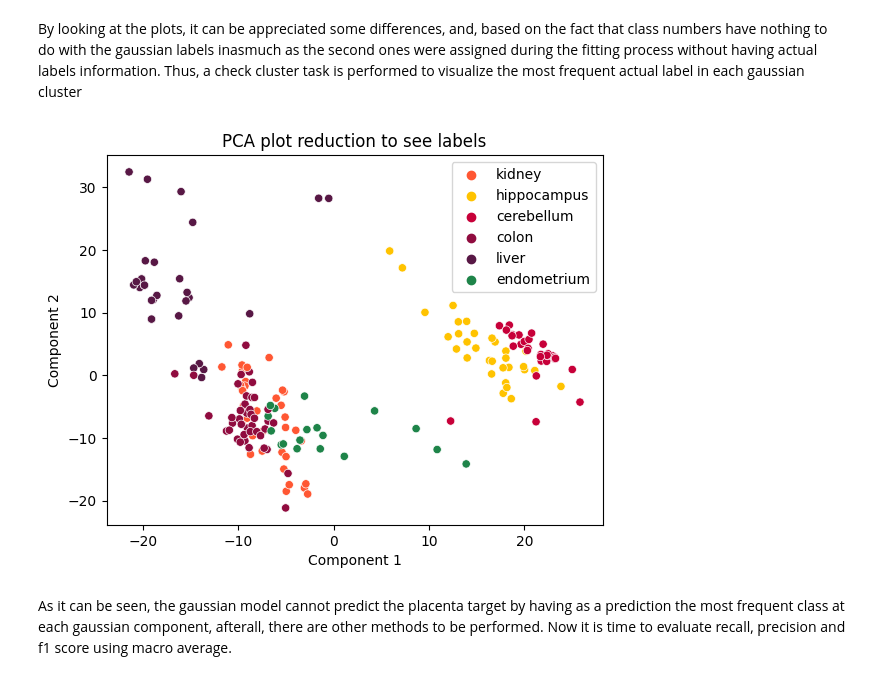
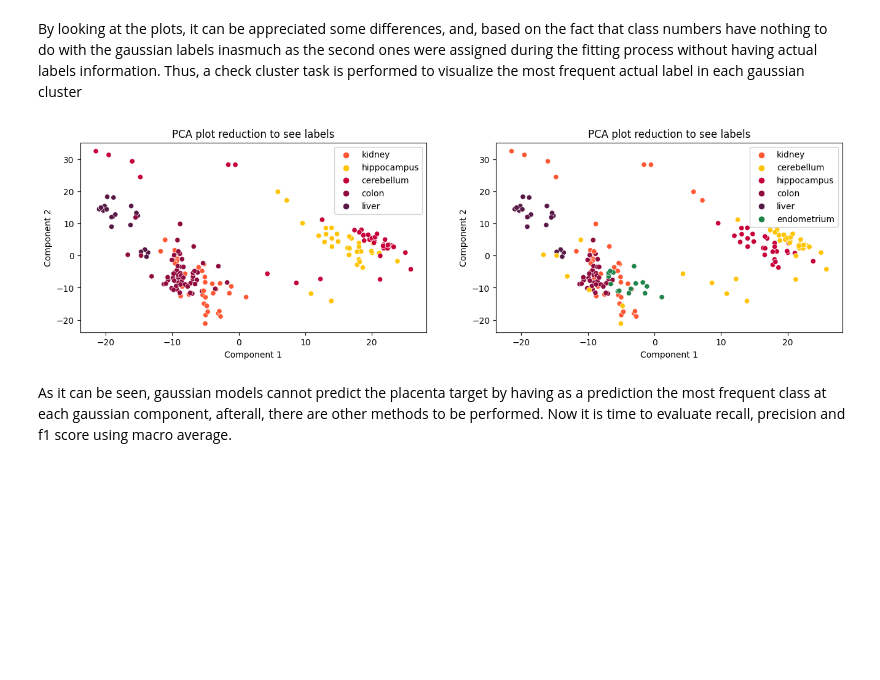
Before and after one commit to JoseGarayar/clustering_utec, a Jupyter notebook: notebook_bruno.ipynb, the cells around one changed output. Saved outputs shown, nothing was run; the diff lists cells and outputs as text; code cells hidden in the pictures; blank space fills up the shorter version.

```diff
--- a/notebook_bruno.ipynb
+++ b/notebook_bruno.ipynb
@@ -195,17 +291,22 @@ pca_plot = PCA(n_components = 2, random_state = 23)
 
 # Creating the X_plot data set
 X_plot = pca_plot.fit_transform(X_sc)
-X_plot_gauss= np.c_[X_plot, gaussian_labels]
 
 # ploting with sns
 colors = ["#FF5733", "#FFC300", "#C70039", "#900C3F", "#581845", "#1E8449", "#3498DB",
             "#FF33FF", "#33FFCC", "#FF6666", "#99CC99", "#3399FF", "#FF9933", "#CC33FF", "#66CCCC"]
 
-plt.figure(figsize = (12, 4))
-sns.scatterplot(x = X_plot_gauss[:, 0], y = X_plot_gauss[:, 1], hue = X_plot_gauss[:, 2], palette = colors[:n_components])
-plt.ylabel('Component 2')
-plt.xlabel('Component 1')
-plt.title('PCA plot reduction to see labels')
-plt.legend(loc = 'lower right')
+fig, axis = plt.subplots(1, 2, figsize = (16, 4))
+
+for j in range(2):
+    ax = axis[j]
+    model = gaussian_models[j]
+    X_plot_gauss= np.c_[X_plot, gaussian_labels[j]]
+    n_components = len(np.unique(gaussian_labels[j]))
+    sns.scatterplot(x = X_plot_gauss[:, 0], y = X_plot_gauss[:, 1], hue = X_plot_gauss[:, 2], palette = colors[:n_components], ax = ax)
+    ax.set_ylabel('Component 2')
+    ax.set_xlabel('Component 1')
+    ax.set_title(f'PCA plot reduction to see labels, n = {model.n_components}, covariance = {model.covariance_type}')
+    ax.legend(loc = 'lower right')
 plt.show()
 # %% [output]
@@ -248,30 +355,48 @@ plt.show()
 # %% [markdown]
 By looking at the plots, it can be appreciated some differences, and, based on the fact that class numbers have nothing to do with the gaussian labels inasmuch as the second ones were assigned during the fitting process without having actual labels information. Thus, a check cluster task is performed to visualize the most frequent actual label in each gaussian cluster
 # %%
-# Creating a dataframe with gaussian clusters and actual labels
-base_information = {'gaussian_labels': gaussian_labels,
-                    'actual_labels': y_label,
-                    'label_name': y.to_numpy().ravel()}
+fig, axis = plt.subplots(1, 2, figsize = (16, 4))
+# whole dataframe
+bases = pd.DataFrame()
 
-data_clusters = pd.DataFrame(base_information)
+for j in range(2):
+    # selecting model
+    model = gaussian_models[j]
 
-# querying dataframe to verify most frequent label name per gaussian label
-gaussian_dict = data_clusters.groupby('gaussian_labels').agg({'label_name': lambda x: x.mode().iloc[0]}).to_dict()['label_name']
-data_clusters['predicted_label_name'] = data_clusters['gaussian_labels'].map(gaussian_dict) # predictions
-n_unique_predicted = len(np.unique(data_clusters['predicted_label_name']))
+    # Creating a dataframe with gaussian clusters and actual labels
+    base_information = {'gaussian_labels': gaussian_labels[j],
+                        'actual_labels': y_label,
+                        'label_name': y.to_numpy().ravel()}
 
-# ploting with sns
-colors = ["#FF5733", "#FFC300", "#C70039", "#900C3F", "#581845", "#1E8449", "#3498DB",
-            "#FF33FF", "#33FFCC", "#FF6666", "#99CC99", "#3399FF", "#FF9933", "#CC33FF", "#66CCCC"]
+    data_clusters = pd.DataFrame(base_information)
 
-sns.scatterplot(x = X_plot_gauss[:, 0], y = X_plot_gauss[:, 1], hue = data_clusters['predicted_label_name'], palette = colors[:n_unique_predicted])
-plt.ylabel('Component 2')
-plt.xlabel('Component 1')
-plt.title('PCA plot reduction to see labels')
-plt.legend(loc = 'upper right')
+    # creating the X_plot_gauss to visualize
+    X_plot_gauss= np.c_[X_plot, gaussian_labels[j]]
+
+    # querying dataframe to verify most frequent label name per gaussian label
+    gaussian_dict = data_clusters.groupby('gaussian_labels').agg({'label_name': lambda x: x.mode().iloc[0]}).to_dict()['label_name']
+    data_clusters[f'predicted_label_name'] = data_clusters['gaussian_labels'].map(gaussian_dict) # predictions
+    data_clusters['n_components'] = model.n_components
+    data_clusters['covariance_type'] = model.covariance_type
+    n_unique_predicted = len(np.unique(data_clusters['predicted_label_name']))
+
+    # store in big dataframe
+    bases = pd.concat([bases, data_clusters], axis = 0, ignore_index = True)
+
+    # ploting with sns
+    colors = ["#FF5733", "#FFC300", "#C70039", "#900C3F", "#581845", "#1E8449", "#3498DB",
+                "#FF33FF", "#33FFCC", "#FF6666", "#99CC99", "#3399FF", "#FF9933", "#CC33FF", "#66CCCC"]
+
+    ax = axis[j]
+    sns.scatterplot(x = X_plot_gauss[:, 0], y = X_plot_gauss[:, 1], hue = data_clusters['predicted_label_name'],
+                    palette = colors[:n_unique_predicted], ax = ax)
+    ax.set_ylabel('Component 2')
+    ax.set_xlabel('Component 1')
+    ax.set_title('PCA plot reduction to see labels')
+    ax.legend(loc = 'upper right')
 plt.show()
 # %% [output]
-[figure, old version]
+[figure, new version]
 # %% [markdown]
-As it can be seen, the gaussian model cannot predict the placenta target by having as a prediction the most frequent class at each gaussian component, afterall, there are other methods to be performed. Now it is time to evaluate recall, precision and f1 score using macro average.
+As it can be seen, gaussian models cannot predict the placenta target by having as a prediction the most frequent class at each gaussian component, afterall, there are other methods to be performed. Now it is time to evaluate recall, precision and f1 score using macro average.
 # %%
```
Also changed, not shown: parts of 21 cells of this notebook.
